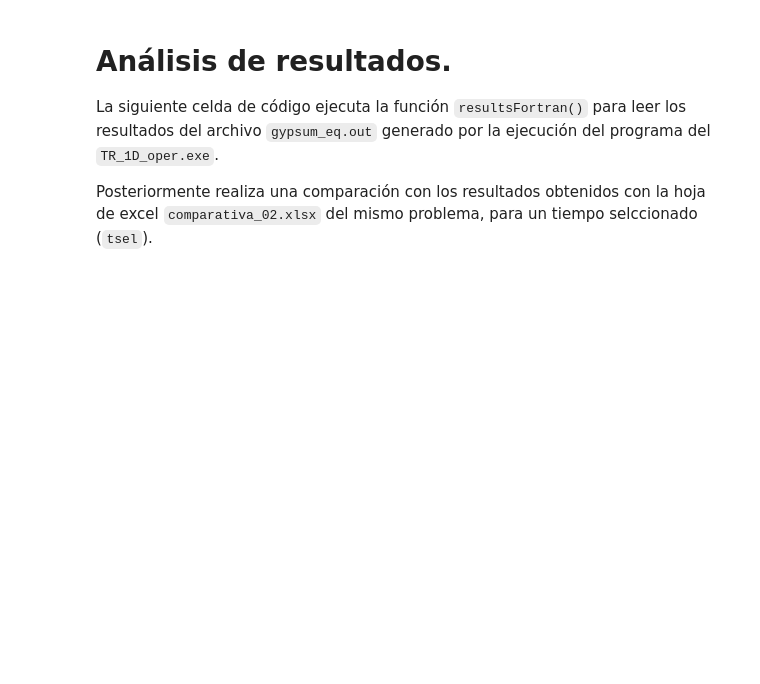
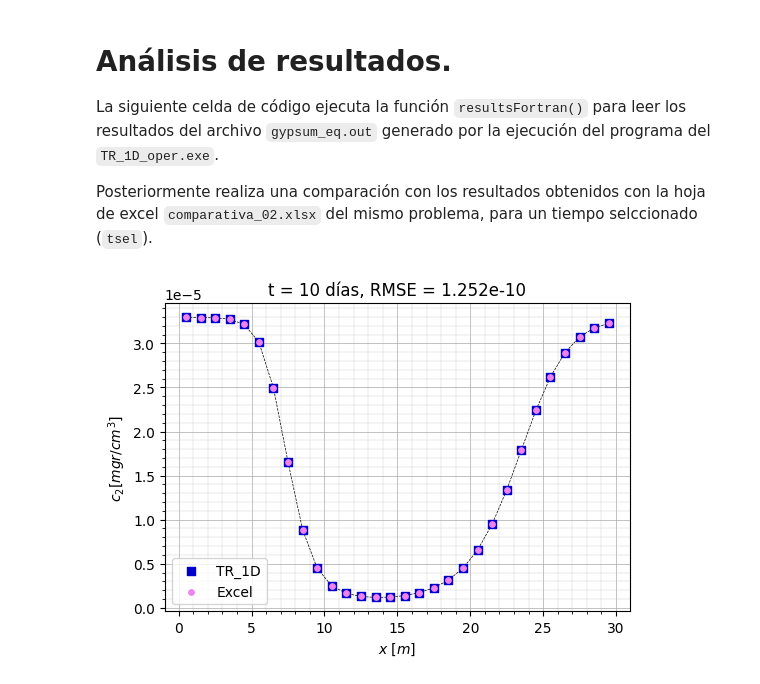
Before and after one commit to luiggix/RTWMA, a Jupyter notebook: benchmarks/03_wma/01_GWF-DFC-WMA_Yeso/1_GWF_DFC_WMA_Imp.ipynb, the cells around one changed output. Cells and saved outputs as stored; diff of their text form; code cells hidden in the pictures; blank space fills up the shorter version.

```diff
--- a/benchmarks/03_wma/01_GWF-DFC-WMA_Yeso/1_GWF_DFC_WMA_Imp.ipynb
+++ b/benchmarks/03_wma/01_GWF-DFC-WMA_Yeso/1_GWF_DFC_WMA_Imp.ipynb
@@ -356,0 +102,21 @@ plt.show()
+# %%
+# Parámetros para la discretización espacial
+nlay = 1
+nrow = 1
+ncol = 30
+delr = 1.0
+delc = 1.0
+top  = 1.0
+botm = 0.0
+
+dis = {
+    'units' : "meters",
+    'nlay': nlay,
+    'nrow': nrow,
+    'ncol': ncol,
+    'delr': delr,
+    'delc': delc,
+    'top' : top,
+    'botm': botm
+}
+xmf6.nice_print(dis, "Spatial discretization")
@@ -356,0 +303,12 @@ plt.show()
+# %%
+print(linea)
+print("Escritura de archivos de entrada para GWF.")
+print(linea)
+# Escritura de los archivos de entrada para la simulación de flujo.
+o_sim, o_gwf = gwf.build(paths, tdis, phys, dis, silent = False)
+
+print(linea)
+print("Ejecución de GWF.")
+print(linea)
+# Ejecución de la simulación de flujo.
+o_sim.run_simulation(silent = False)
@@ -640,17 +669,14 @@ además de [Visual Studio 2022](https://visualstudio.microsoft.com/es/vs/communi
 # %%
 # Creación del archivo "workingDirectory.txt" necesario para
 # la ejecución del programa "TR_1D_oper.exe"
-with open(os.path.join(working_dir, "workingDirectory.txt"), "w") as f:
-    f.write(working_dir)
-
-# Ruta al ejecutable "TR_1D_oper.exe"
-tr1d_exe = os.path.join(working_dir, "TR_1D_oper.exe")
+with open(os.path.join(paths["wma_working_dir"], "workingDirectory.txt"), "w") as f:
+    f.write(paths["wma_working_dir"])
 
 # Ejecución de "TR_1D_oper.exe"
 print(linea)
 print("- Ejecutando TR_1D_oper.exe")
 print(linea)
-result = subprocess.run([tr1d_exe], cwd = working_dir,
+result = subprocess.run([paths["tr1d_exe"]], cwd = paths["wma_working_dir"],
                         capture_output = True, text = True)
 
 # Salida de "TR_1D_oper.exe"
@@ -667,31 +711,33 @@ Posteriormente realiza una comparación con los resultados obtenidos con la hoja
 # Tiempo seleccionado de hoja excel
 tsel=10
 
 # Archivo con los resultados de TR_1D_oper.exe
 file_name='gypsum_eq.out'
-file_path = os.path.join(working_dir, file_name)
+file_path = os.path.join(paths["wma_working_dir"], file_name)
 Res_contrsns_ini, Res_contrsns_fin = rF.import_results(file_path)
 
 # Lectura de datos de la tabla de excel
 WMA_I=pd.read_excel('comparativa_02.xlsx', sheet_name='c_2')
 data_set_C2 = np.transpose(WMA_I.iloc[11:,5:95].to_numpy())
 
 # Calculamos el RMSE
 RMSE = np.linalg.norm(data_set_C2[tsel][:]-np.array(Res_contrsns_fin[1][:])) / np.sqrt(len(Res_contrsns_fin))
 
 # --- Gráfica de los resultados
 plt.figure(figsize=(6,4))
 plt.plot(x, data_set_C2[tsel][:],
          lw=0.5, ls="--", c="k", zorder=5)
 plt.scatter(x, Res_contrsns_fin[1][:],
             marker = "s", c = "mediumblue", s=30, label="TR_1D", zorder=5)
 plt.scatter(x, data_set_C2[tsel][:],
             marker = "o", c = "violet", s=15,label="Excel", zorder=5)
 plt.title(f"t = {tsel} días, RMSE = {RMSE:5.3e}")
 plt.xlabel("$x$ [$m$]")
 plt.ylabel("$c_2 [mgr/cm^{3}]$")
 plt.legend()
 plt.minorticks_on()
 plt.grid(True,which='major', color='darkgray', lw = 0.5)
 plt.grid(True, which='minor', color='silver', lw = 0.25)
 plt.show()
+# %% [output]
+[figure, added]
```
Also changed, not shown: parts of 46 cells of this notebook, 39 other files.
